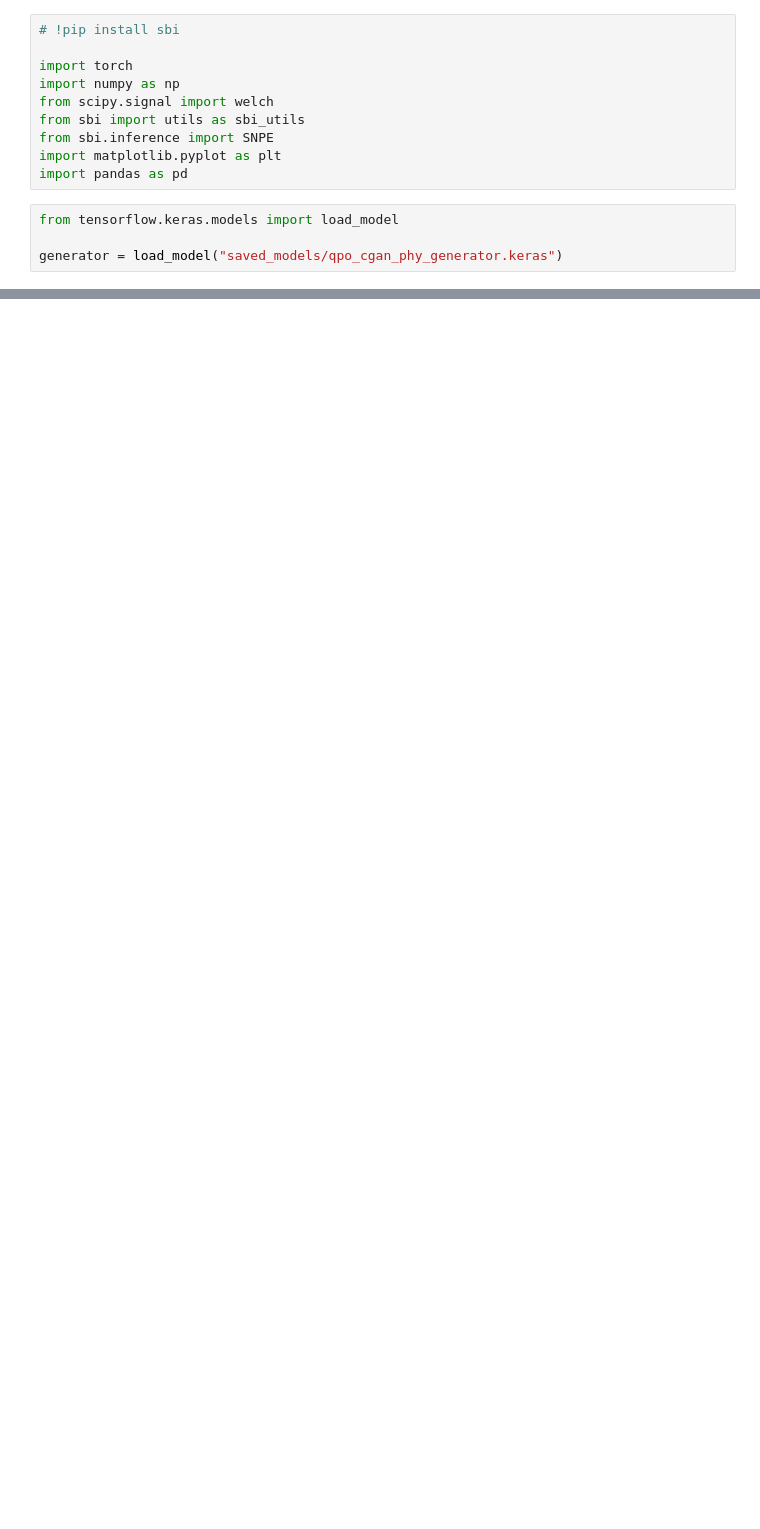
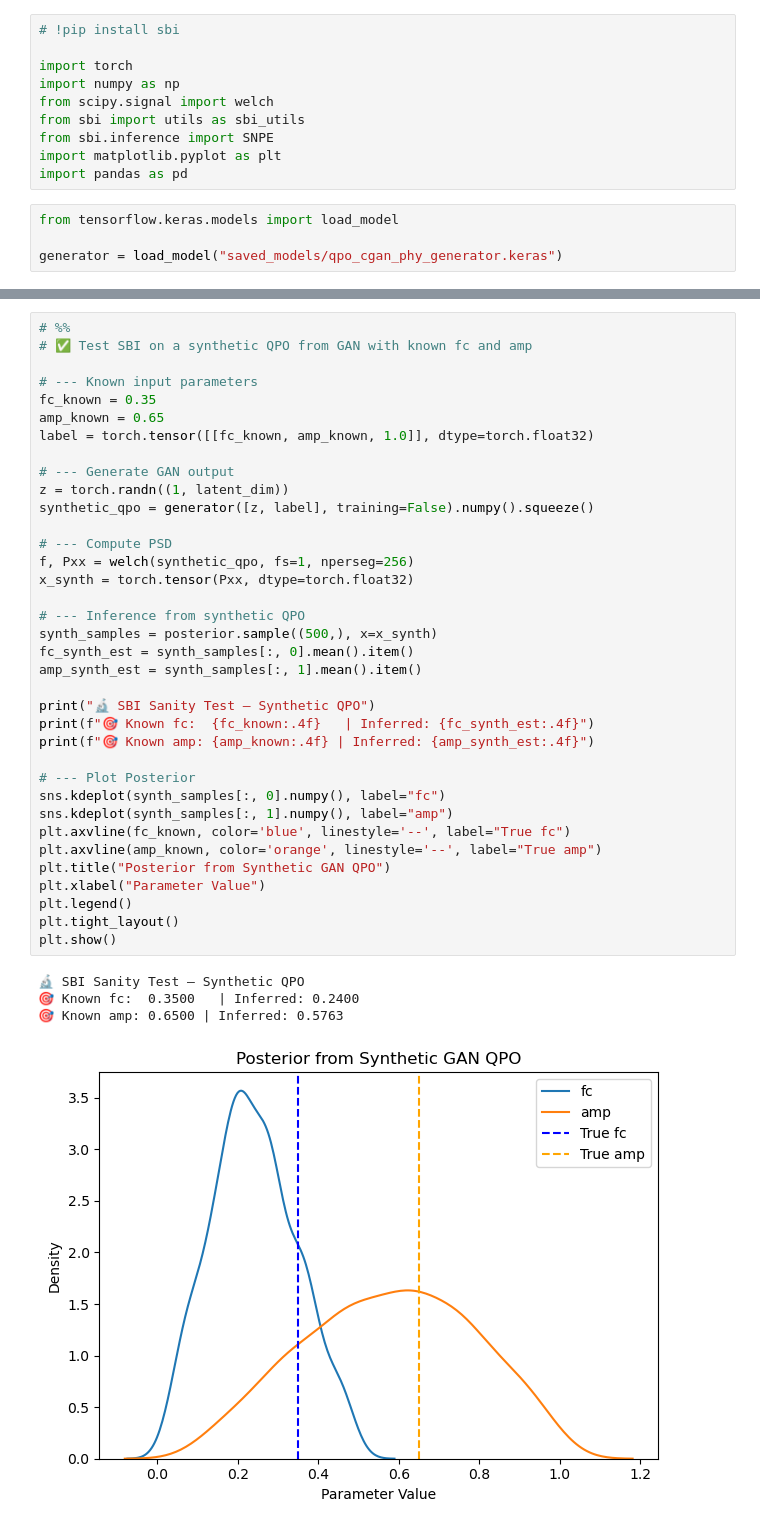
Before and after one commit to sravanth-space/ds_project, a Jupyter notebook: sbi.ipynb, the cells around one changed output, grey strips where cells are left out. Saved outputs shown, nothing was run; the diff lists cells and outputs as text; blank space fills up the shorter version.

Commit message:
Added test on GAN generated QPO.
Next steps

Train the cgan on cloud and run the SBI.

```diff
--- a/sbi.ipynb
+++ b/sbi.ipynb
@@ -159,0 +160,41 @@ plt.show()
+# %%
+# %%
+# ✅ Test SBI on a synthetic QPO from GAN with known fc and amp
+
+# --- Known input parameters
+fc_known = 0.35
+amp_known = 0.65
+label = torch.tensor([[fc_known, amp_known, 1.0]], dtype=torch.float32)
+
+# --- Generate GAN output
+z = torch.randn((1, latent_dim))
+synthetic_qpo = generator([z, label], training=False).numpy().squeeze()
+
+# --- Compute PSD
+f, Pxx = welch(synthetic_qpo, fs=1, nperseg=256)
+x_synth = torch.tensor(Pxx, dtype=torch.float32)
+
+# --- Inference from synthetic QPO
+synth_samples = posterior.sample((500,), x=x_synth)
+fc_synth_est = synth_samples[:, 0].mean().item()
+amp_synth_est = synth_samples[:, 1].mean().item()
+
+print("🔬 SBI Sanity Test – Synthetic QPO")
+print(f"🎯 Known fc:  {fc_known:.4f}   | Inferred: {fc_synth_est:.4f}")
+print(f"🎯 Known amp: {amp_known:.4f} | Inferred: {amp_synth_est:.4f}")
+
+# --- Plot Posterior
+sns.kdeplot(synth_samples[:, 0].numpy(), label="fc")
+sns.kdeplot(synth_samples[:, 1].numpy(), label="amp")
+plt.axvline(fc_known, color='blue', linestyle='--', label="True fc")
+plt.axvline(amp_known, color='orange', linestyle='--', label="True amp")
+plt.title("Posterior from Synthetic GAN QPO")
+plt.xlabel("Parameter Value")
+plt.legend()
+plt.tight_layout()
+plt.show()
+# %% [output]
+🔬 SBI Sanity Test – Synthetic QPO
+🎯 Known fc:  0.3500   | Inferred: 0.2400
+🎯 Known amp: 0.6500 | Inferred: 0.5763
+[figure, added]
```
Also changed, not shown: parts of 3 cells of this notebook, 1 other file.
